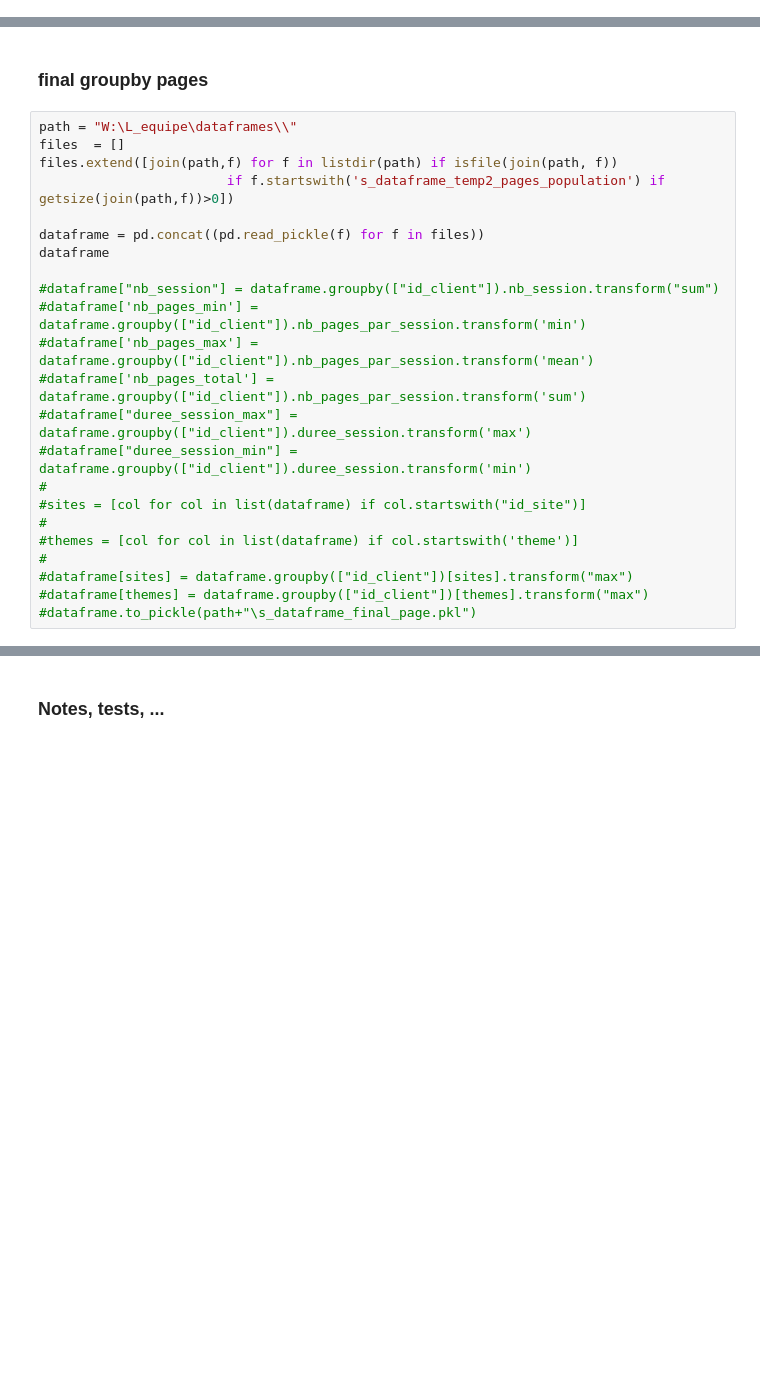
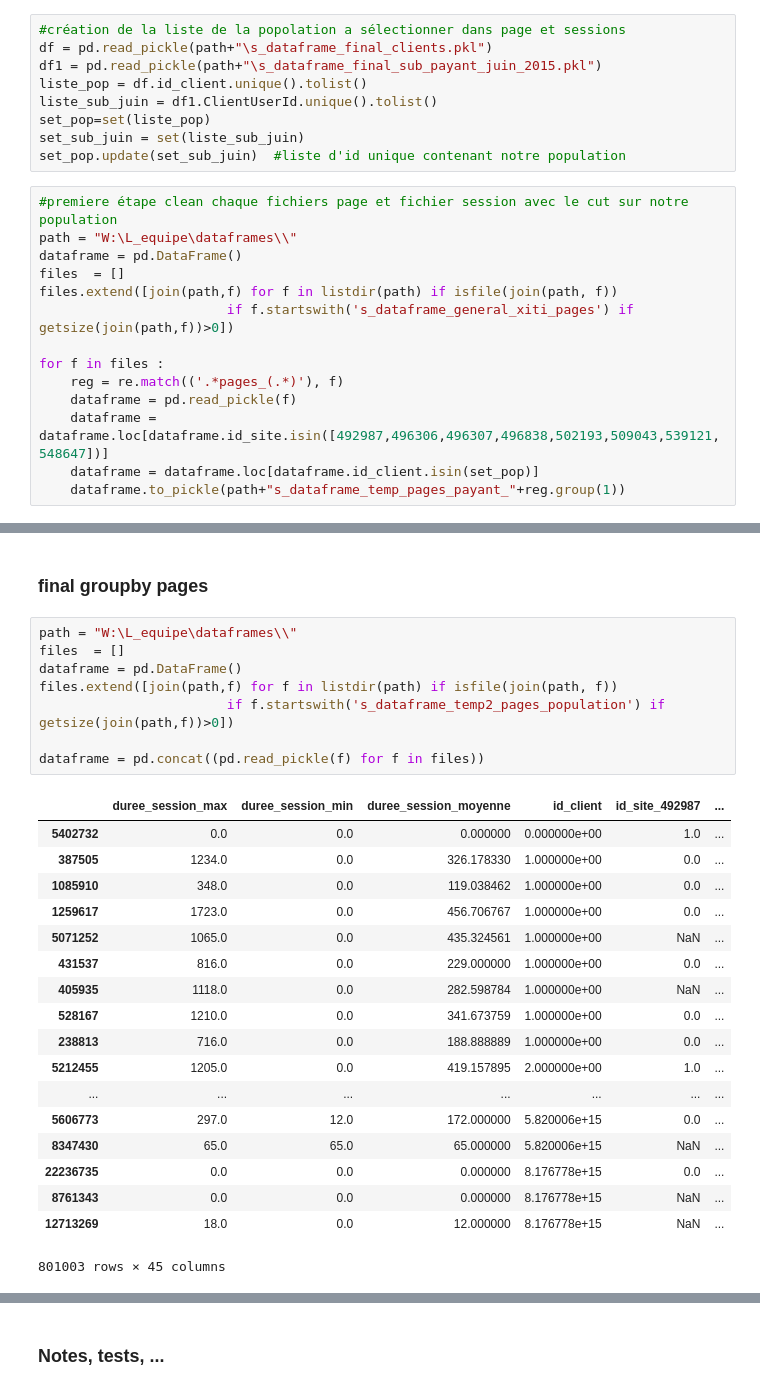
Before and after one commit to amauryfournier/L_Equipe, a Jupyter notebook: L_Equipe_nettoyage_data.ipynb, the cells around one changed output, grey strips where cells are left out. Cells and saved outputs as stored; diff of their text form; blank space fills up the shorter version.

```diff
--- a/L_Equipe_nettoyage_data.ipynb
+++ b/L_Equipe_nettoyage_data.ipynb
@@ -681,0 +746,23 @@ SystemError: error return without exception set
+# %%
+#création de la liste de la popolation a sélectionner dans page et sessions
+df = pd.read_pickle(path+"\s_dataframe_final_clients.pkl")
+df1 = pd.read_pickle(path+"\s_dataframe_final_sub_payant_juin_2015.pkl")
+liste_pop = df.id_client.unique().tolist()
+liste_sub_juin = df1.ClientUserId.unique().tolist()
+set_pop=set(liste_pop)
+set_sub_juin = set(liste_sub_juin)
+set_pop.update(set_sub_juin)  #liste d'id unique contenant notre population
+# %%
+#premiere étape clean chaque fichiers page et fichier session avec le cut sur notre population
+path = "W:\L_equipe\dataframes\\"
+dataframe = pd.DataFrame()
+files  = []
+files.extend([join(path,f) for f in listdir(path) if isfile(join(path, f))
+                        if f.startswith('s_dataframe_general_xiti_pages') if getsize(join(path,f))>0])
+
+for f in files :
+    reg = re.match(('.*pages_(.*)'), f)
+    dataframe = pd.read_pickle(f)
+    dataframe = dataframe.loc[dataframe.id_site.isin([492987,496306,496307,496838,502193,509043,539121,548647])]
+    dataframe = dataframe.loc[dataframe.id_client.isin(set_pop)]
+    dataframe.to_pickle(path+"s_dataframe_temp_pages_payant_"+reg.group(1))
@@ -684,23 +818,27 @@ SystemError: error return without exception set
 # %%
 path = "W:\L_equipe\dataframes\\"
 files  = []
+dataframe = pd.DataFrame()
 files.extend([join(path,f) for f in listdir(path) if isfile(join(path, f))
                         if f.startswith('s_dataframe_temp2_pages_population') if getsize(join(path,f))>0])
 
 dataframe = pd.concat((pd.read_pickle(f) for f in files))
-dataframe
-
-#dataframe["nb_session"] = dataframe.groupby(["id_client"]).nb_session.transform("sum")
-#dataframe['nb_pages_min'] = dataframe.groupby(["id_client"]).nb_pages_par_session.transform('min')
-#dataframe['nb_pages_max'] = dataframe.groupby(["id_client"]).nb_pages_par_session.transform('mean')
-#dataframe['nb_pages_total'] = dataframe.groupby(["id_client"]).nb_pages_par_session.transform('sum')
-#dataframe["duree_session_max"] = dataframe.groupby(["id_client"]).duree_session.transform('max')
-#dataframe["duree_session_min"] = dataframe.groupby(["id_client"]).duree_session.transform('min')
-#
-#sites = [col for col in list(dataframe) if col.startswith("id_site")]
-#
-#themes = [col for col in list(dataframe) if col.startswith('theme')]
-#
-#dataframe[sites] = dataframe.groupby(["id_client"])[sites].transform("max")
-#dataframe[themes] = dataframe.groupby(["id_client"])[themes].transform("max")
-#dataframe.to_pickle(path+"\s_dataframe_final_page.pkl")
+# %% [output]
+|  | duree_session_max | duree_session_min | duree_session_moyenne | id_client | id_site_492987 | ... |
+| 5402732 | 0.0 | 0.0 | 0.000000 | 0.000000e+00 | 1.0 | ... |
+| 387505 | 1234.0 | 0.0 | 326.178330 | 1.000000e+00 | 0.0 | ... |
+| 1085910 | 348.0 | 0.0 | 119.038462 | 1.000000e+00 | 0.0 | ... |
+| 1259617 | 1723.0 | 0.0 | 456.706767 | 1.000000e+00 | 0.0 | ... |
+| 5071252 | 1065.0 | 0.0 | 435.324561 | 1.000000e+00 | NaN | ... |
+| 431537 | 816.0 | 0.0 | 229.000000 | 1.000000e+00 | 0.0 | ... |
+| 405935 | 1118.0 | 0.0 | 282.598784 | 1.000000e+00 | NaN | ... |
+| 528167 | 1210.0 | 0.0 | 341.673759 | 1.000000e+00 | 0.0 | ... |
+| 238813 | 716.0 | 0.0 | 188.888889 | 1.000000e+00 | 0.0 | ... |
+| 5212455 | 1205.0 | 0.0 | 419.157895 | 2.000000e+00 | 1.0 | ... |
+| ... | ... | ... | ... | ... | ... | ... |
+| 5606773 | 297.0 | 12.0 | 172.000000 | 5.820006e+15 | 0.0 | ... |
+| 8347430 | 65.0 | 65.0 | 65.000000 | 5.820006e+15 | NaN | ... |
+| 22236735 | 0.0 | 0.0 | 0.000000 | 8.176778e+15 | 0.0 | ... |
+| 8761343 | 0.0 | 0.0 | 0.000000 | 8.176778e+15 | NaN | ... |
+| 12713269 | 18.0 | 0.0 | 12.000000 | 8.176778e+15 | NaN | ... |
+801003 rows × 45 columns
```
Also changed, not shown: parts of 36 cells of this notebook, 2 other files.
